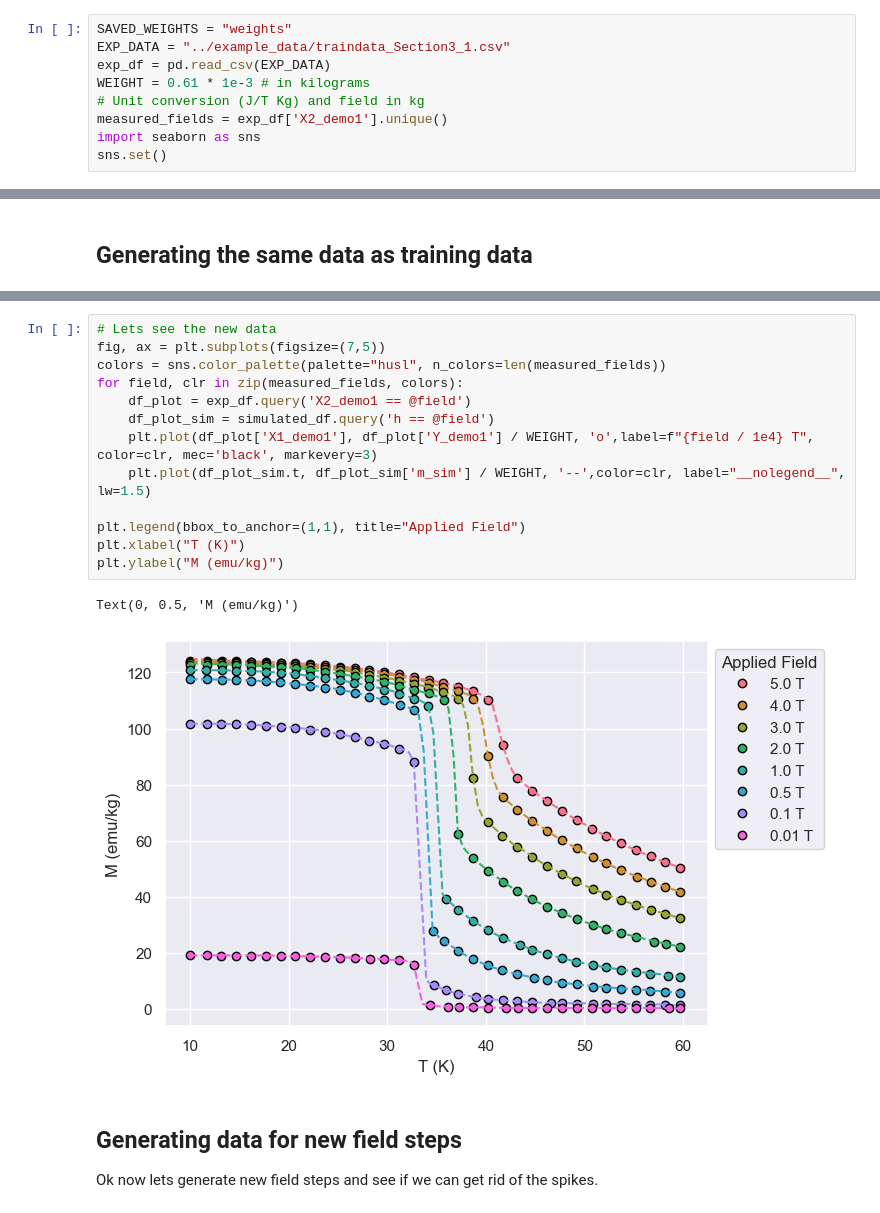
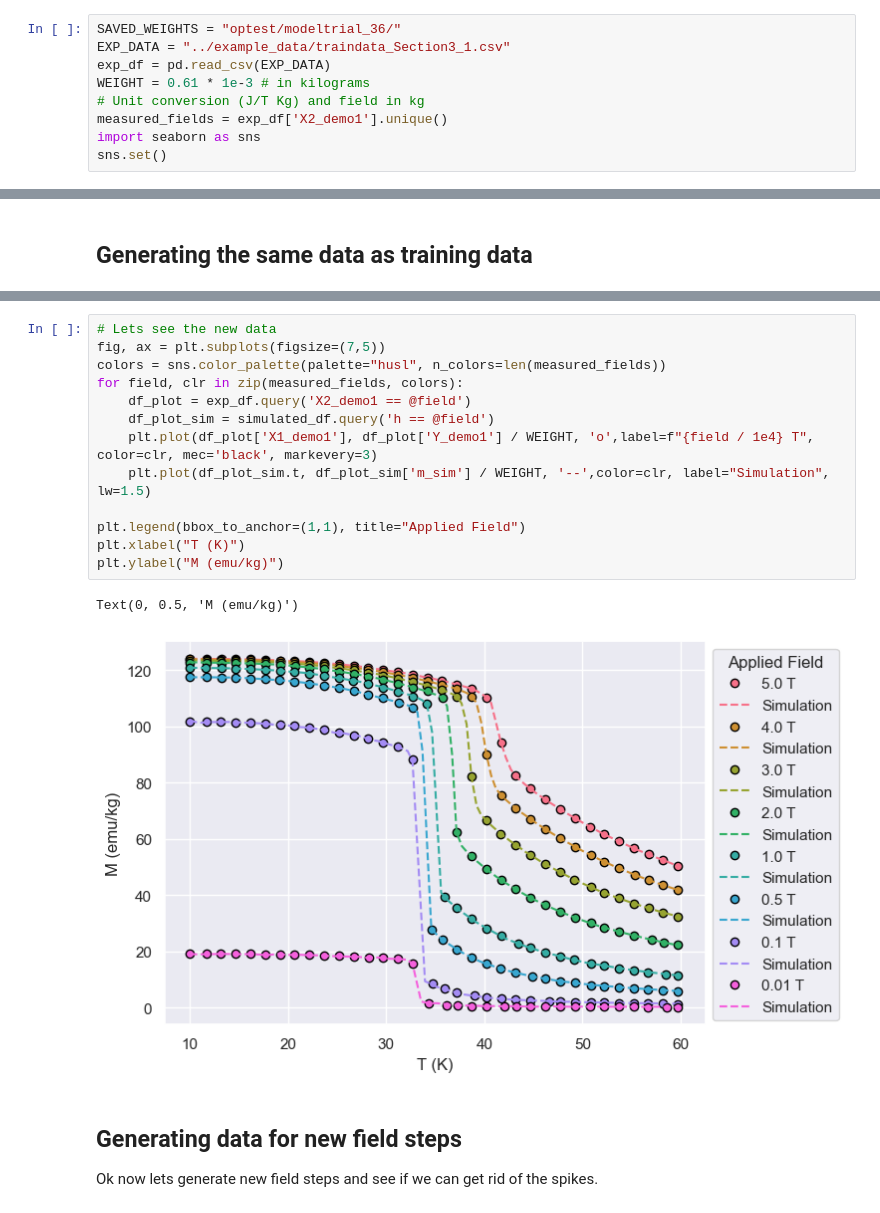
Before and after one commit to kensei-te/mat_interp, a Jupyter notebook: notebooks/Simulation Visualizaiton.ipynb, the cells around one changed output, grey strips where cells are left out. Cells and saved outputs as stored; diff of their text form.

```diff
--- a/notebooks/Simulation Visualizaiton.ipynb
+++ b/notebooks/Simulation Visualizaiton.ipynb
@@ -11,7 +11,7 @@ from mat_interp.utils.mce import calculate_entropy
 # %% [markdown]
 # Visualization of raw experimental data and property calculation without interpolation
 # %%
-SAVED_WEIGHTS = "weights"
+SAVED_WEIGHTS = "optest/modeltrial_36/"
 EXP_DATA = "../example_data/traindata_Section3_1.csv"
 exp_df = pd.read_csv(EXP_DATA)
 WEIGHT = 0.61 * 1e-3 # in kilograms
@@ -94,19 +85,19 @@ simulated_df['m_sim'] = (simulated_df['m_sim']) * std + mean # Unscale target
 # %%
 # Lets see the new data
 fig, ax = plt.subplots(figsize=(7,5))
 colors = sns.color_palette(palette="husl", n_colors=len(measured_fields))
 for field, clr in zip(measured_fields, colors):
     df_plot = exp_df.query('X2_demo1 == @field')
     df_plot_sim = simulated_df.query('h == @field')
     plt.plot(df_plot['X1_demo1'], df_plot['Y_demo1'] / WEIGHT, 'o',label=f"{field / 1e4} T", color=clr, mec='black', markevery=3)
-    plt.plot(df_plot_sim.t, df_plot_sim['m_sim'] / WEIGHT, '--',color=clr, label="__nolegend__", lw=1.5)
+    plt.plot(df_plot_sim.t, df_plot_sim['m_sim'] / WEIGHT, '--',color=clr, label="Simulation", lw=1.5)
 
 plt.legend(bbox_to_anchor=(1,1), title="Applied Field")
 plt.xlabel("T (K)")
 plt.ylabel("M (emu/kg)")
 # %% [output]
 Text(0, 0.5, 'M (emu/kg)')
-[figure, old version]
+[figure, new version]
 # %% [markdown]
 ## Generating data for new field steps
 
```
Also changed, not shown: parts of 8 cells of this notebook, 1 other file.
